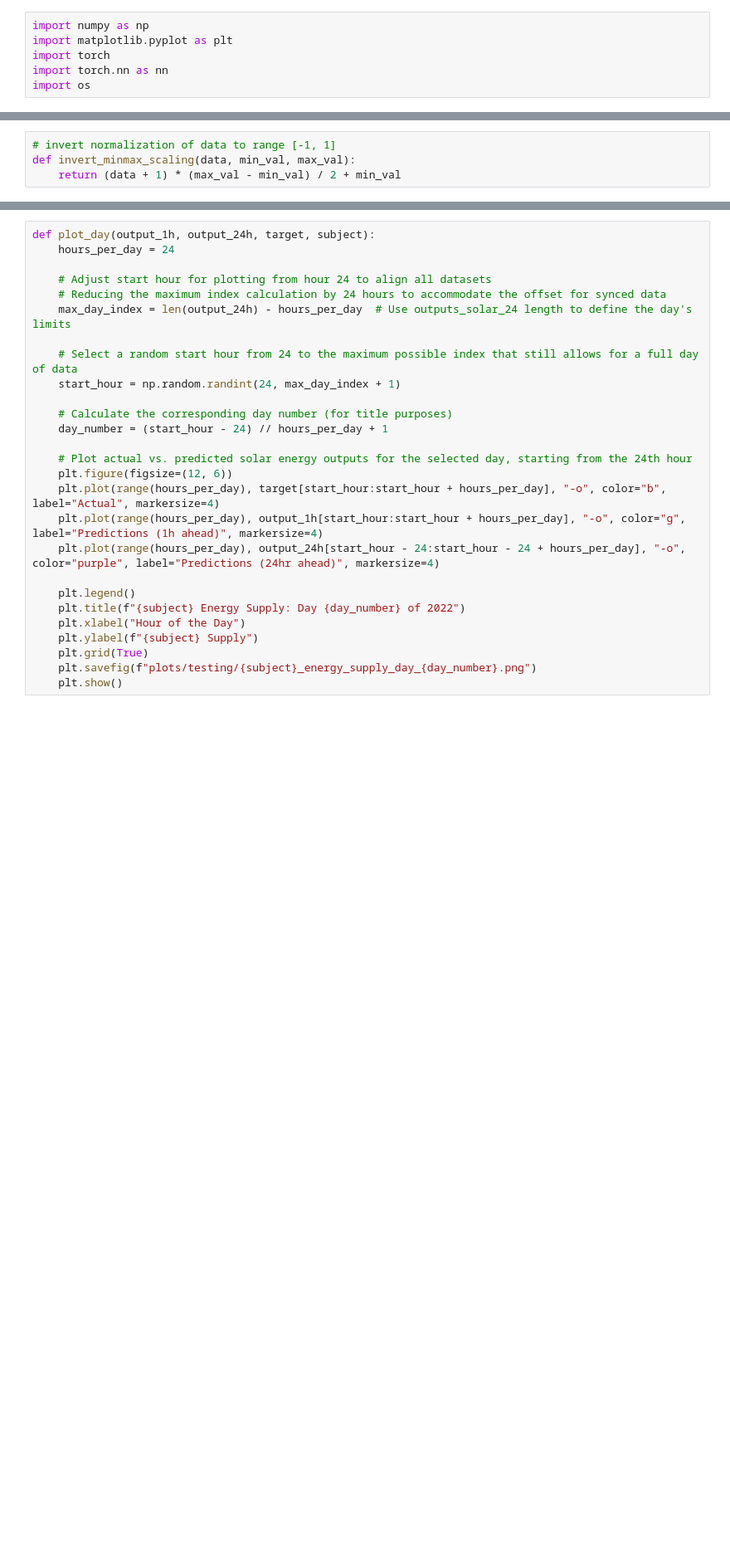
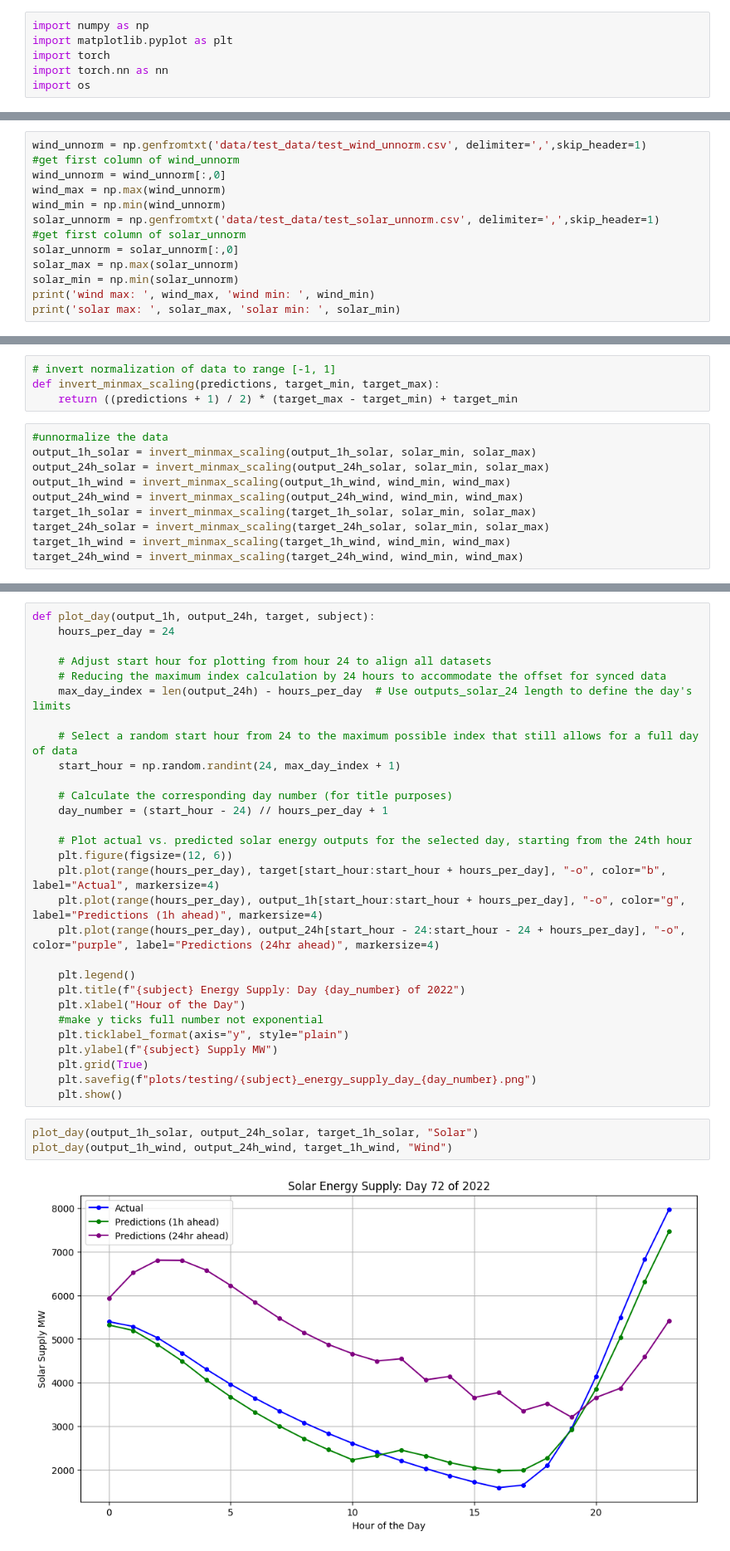
Before and after one commit to UBela/GRUeneEnergie, a Jupyter notebook: plotting.ipynb, the cells around one changed output, grey strips where cells are left out. Shown at 83% size. Drawn from its saved outputs; the diff is of its cells as text; blank space fills up the shorter version.

Commit message:
plot funcs

```diff
--- a/plotting.ipynb
+++ b/plotting.ipynb
@@ -6,0 +17,13 @@ import os
+# %%
+wind_unnorm = np.genfromtxt('data/test_data/test_wind_unnorm.csv', delimiter=',',skip_header=1)
+#get first column of wind_unnorm
+wind_unnorm = wind_unnorm[:,0]
+wind_max = np.max(wind_unnorm)
+wind_min = np.min(wind_unnorm)
+solar_unnorm = np.genfromtxt('data/test_data/test_solar_unnorm.csv', delimiter=',',skip_header=1)
+#get first column of solar_unnorm
+solar_unnorm = solar_unnorm[:,0]
+solar_max = np.max(solar_unnorm)
+solar_min = np.min(solar_unnorm)
+print('wind max: ', wind_max, 'wind min: ', wind_min)
+print('solar max: ', solar_max, 'solar min: ', solar_min)
@@ -7,4 +33,14 @@ import os
 # %%
 # invert normalization of data to range [-1, 1]
-def invert_minmax_scaling(data, min_val, max_val):
-    return (data + 1) * (max_val - min_val) / 2 + min_val
+def invert_minmax_scaling(predictions, target_min, target_max):
+    return ((predictions + 1) / 2) * (target_max - target_min) + target_min
+# %%
+#unnormalize the data
+output_1h_solar = invert_minmax_scaling(output_1h_solar, solar_min, solar_max)
+output_24h_solar = invert_minmax_scaling(output_24h_solar, solar_min, solar_max)
+output_1h_wind = invert_minmax_scaling(output_1h_wind, wind_min, wind_max)
+output_24h_wind = invert_minmax_scaling(output_24h_wind, wind_min, wind_max)
+target_1h_solar = invert_minmax_scaling(target_1h_solar, solar_min, solar_max)
+target_24h_solar = invert_minmax_scaling(target_24h_solar, solar_min, solar_max)
+target_1h_wind = invert_minmax_scaling(target_1h_wind, wind_min, wind_max)
+target_24h_wind = invert_minmax_scaling(target_24h_wind, wind_min, wind_max)
@@ -31,7 +75,14 @@ def plot_day(output_1h, output_24h, target, subject):
     plt.legend()
     plt.title(f"{subject} Energy Supply: Day {day_number} of 2022")
     plt.xlabel("Hour of the Day")
-    plt.ylabel(f"{subject} Supply")
+    #make y ticks full number not exponential
+    plt.ticklabel_format(axis="y", style="plain")
+    plt.ylabel(f"{subject} Supply MW")
     plt.grid(True)
     plt.savefig(f"plots/testing/{subject}_energy_supply_day_{day_number}.png")
     plt.show()
+# %%
+plot_day(output_1h_solar, output_24h_solar, target_1h_solar, "Solar")
+plot_day(output_1h_wind, output_24h_wind, target_1h_wind, "Wind")
+# %% [output]
+[figure, added]
```
Also changed, not shown: parts of 8 cells of this notebook.
